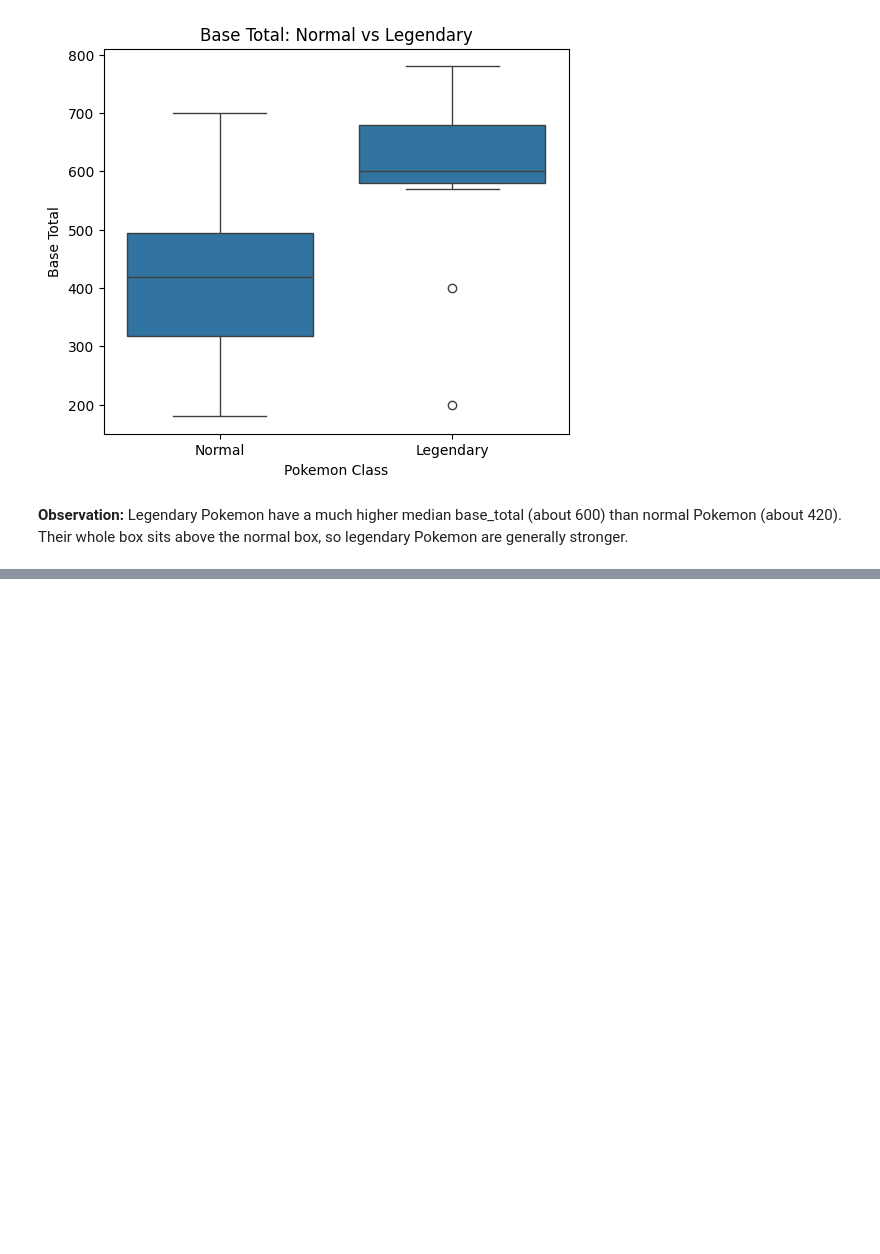
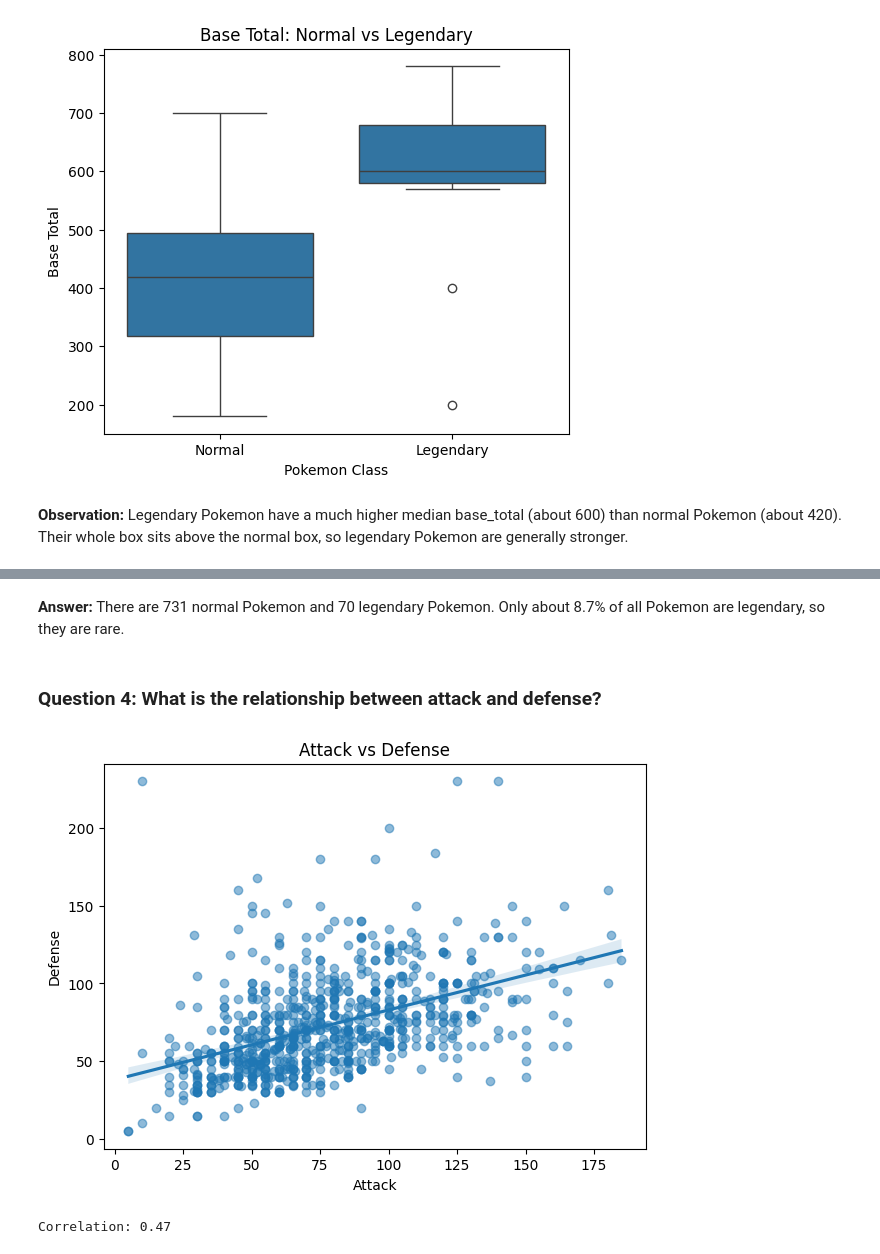
Before and after one commit to syeda-bisma05/pokemon-data-analysis, a Jupyter notebook: Pokemon_analysis.ipynb, the cells around one changed output, grey strips where cells are left out. Drawn from its saved outputs; the diff is of its cells as text; code cells hidden in the pictures; blank space fills up the shorter version.

```diff
--- a/Pokemon_analysis.ipynb
+++ b/Pokemon_analysis.ipynb
@@ -429,0 +503,20 @@ plt.show()
+# %% [markdown]
+
+
+**Answer:** There are 731 normal Pokemon and 70 legendary Pokemon. Only about 8.7% of all Pokemon are legendary, so they are rare.
+# %% [markdown]
+### Question 4: What is the relationship between attack and defense?
+# %%
+# Attack vs Defense ka scatter plot, saath mein trend line
+plt.figure(figsize=(7, 5))
+sns.regplot(data=df, x="attack", y="defense", scatter_kws={"alpha": 0.5})
+plt.title("Attack vs Defense")
+plt.xlabel("Attack")
+plt.ylabel("Defense")
+plt.show()
+
+# Talluq ka number (correlation) print karo
+print("Correlation:", round(df["attack"].corr(df["defense"]), 2))
+# %% [output]
+[figure, added]
+Correlation: 0.47
```
Also changed, not shown: parts of 23 cells of this notebook.
